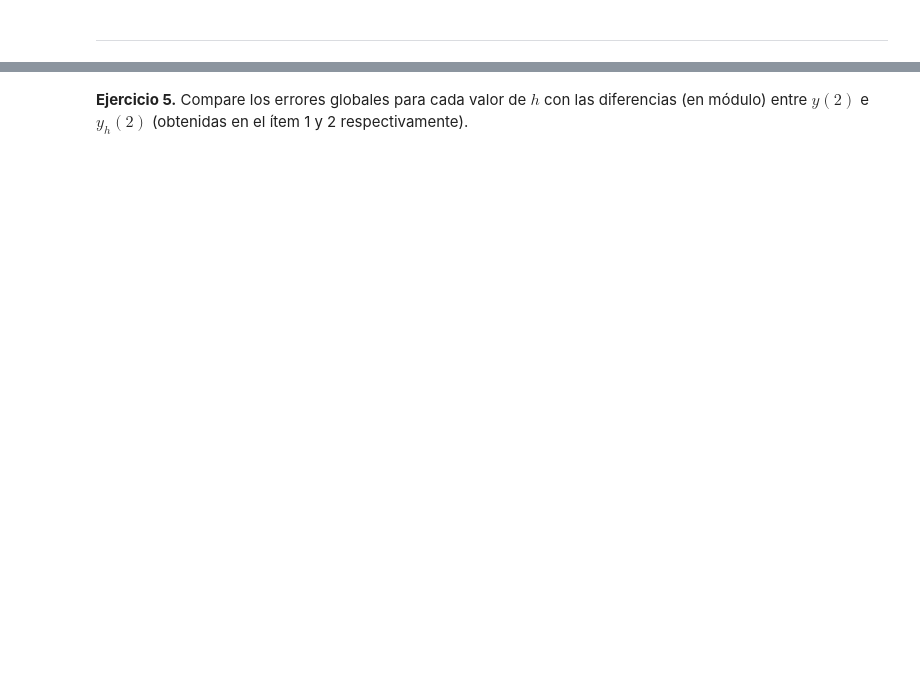
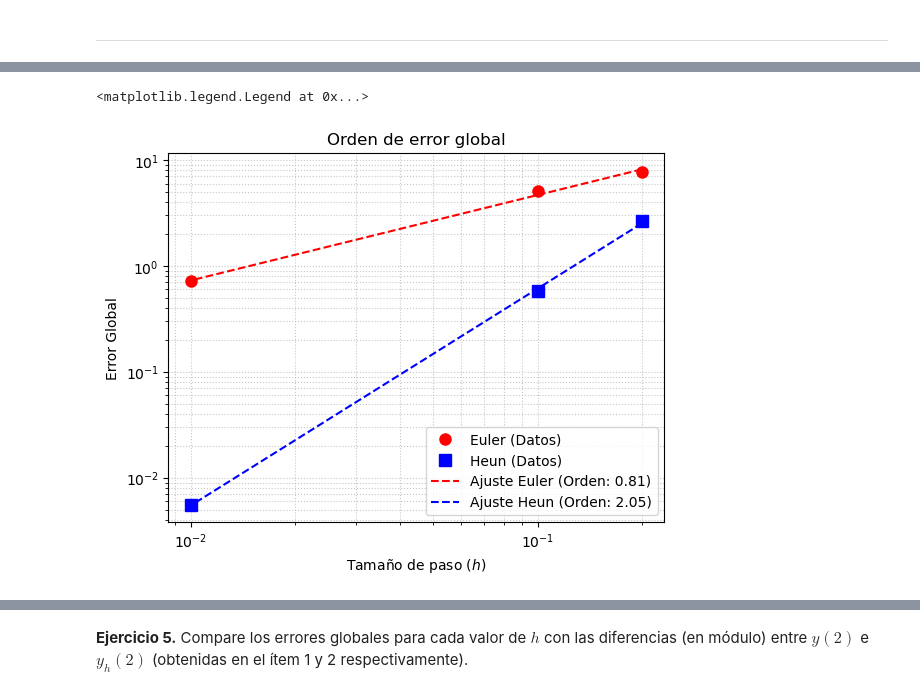
Before and after one commit to Diaz-Excoffon-Gonzalo/TP1-Calculo-avanzado, a Jupyter notebook: TP1.ipynb, the cells around one changed output, grey strips where cells are left out. Drawn from its saved outputs; the diff is of its cells as text; code cells hidden in the pictures; blank space fills up the shorter version.

```diff
--- a/TP1.ipynb
+++ b/TP1.ipynb
@@ -378,0 +245,51 @@ donde $K$ es la constante de Lipschitz de $f(x,y)$ en la variable $y$ y $\tau_{\
+# %%
+# Este será el eje x de nuestro gráfico log-log, que representa los tamaños de paso
+pasos_h = np.array([0.2, 0.1, 0.01])
+
+valor_exacto = y_exacta[-1]
+
+# Calculamos los errores locales absolutos en el último punto
+errores_euler = np.array([
+    np.abs(valor_exacto - y1_E[-1]),
+    np.abs(valor_exacto - y2_E[-1]),
+    np.abs(valor_exacto - y3_E[-1])
+])
+
+errores_heun = np.array([
+    np.abs(valor_exacto - y1_H[-1]),
+    np.abs(valor_exacto - y2_H[-1]),
+    np.abs(valor_exacto - y3_H[-1])
+])
+
+# Pasamos a escala logarítimica para observar que la pendiente del ajuste lineal es el orden del error local, como es el último punto, error global
+log_h = np.log10(pasos_h)
+
+# Aclaración: hago el ajuste lineal con el logaritmo de los errores, por lo que luego voy a graficar en exponencial el ajuste lineal. Esto para tener la
+# pendiente de la recta que se obtiene en escala logarítmica
+ajuste_euler = np.polyfit(log_h, np.log10(errores_euler), 1)
+ajuste_heun = np.polyfit(log_h, np.log10(errores_heun), 1)
+
+
+recta_euler = 10**(ajuste_euler[0] * log_h + ajuste_euler[1])
+recta_heun = 10**(ajuste_heun[0] * log_h + ajuste_heun[1])
+
+# Ahora sí, graficamos todo en escala log-log
+plt.figure()
+
+# Errores
+plt.loglog(pasos_h, errores_euler, 'ro', label='Euler (Datos)', markersize=8)
+plt.loglog(pasos_h, errores_heun, 'bs', label='Heun (Datos)', markersize=8)
+
+# Ajustes lineales
+plt.loglog(pasos_h, recta_euler, 'r--', label=f'Ajuste Euler (Orden: {ajuste_euler[0]:.2f})')
+plt.loglog(pasos_h, recta_heun, 'b--', label=f'Ajuste Heun (Orden: {ajuste_heun[0]:.2f})')
+
+plt.title('Orden de error global')
+plt.xlabel('Tamaño de paso ($h$)')
+plt.ylabel('Error Global')
+
+plt.grid(True, which="both", ls=":", alpha=0.7)
+plt.legend()
+# %% [output]
+<matplotlib.legend.Legend at 0x...>
+[figure, added]
```
Also changed, not shown: parts of 15 cells of this notebook.
